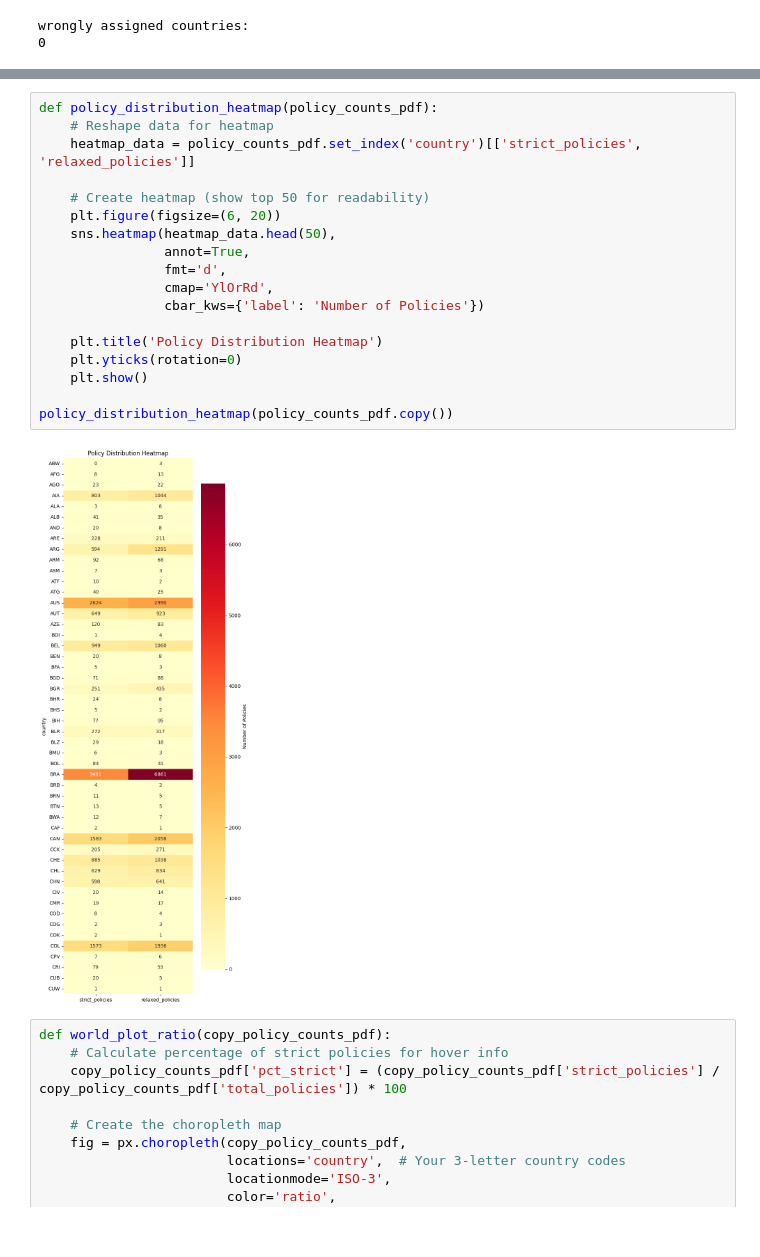
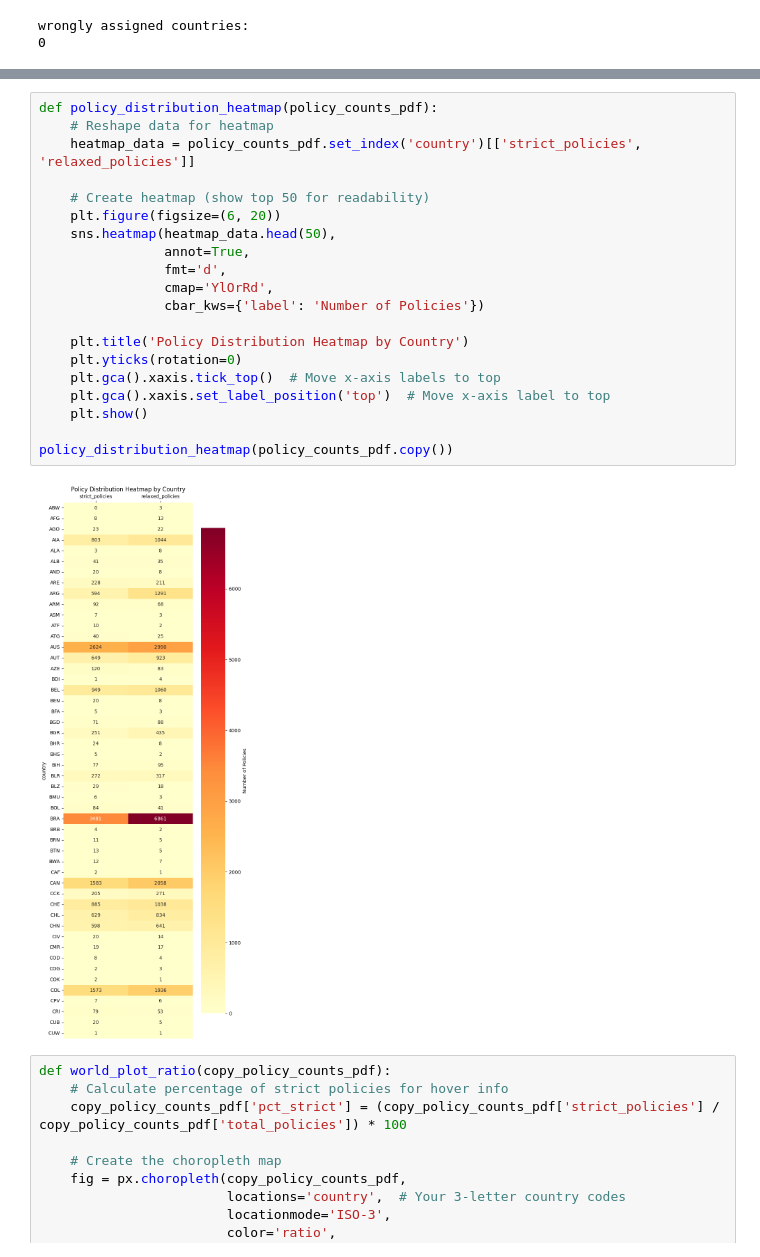
Before and after one commit to internettransparency/dmarc-cctld-research, a Jupyter notebook: notebooks/process-results.ipynb, the cells around one changed output, grey strips where cells are left out. Drawn from its saved outputs; the diff is of its cells as text.

```diff
--- a/notebooks/process-results.ipynb
+++ b/notebooks/process-results.ipynb
@@ -223,23 +205,25 @@ strict_relaxed_policy_correlation(policy_counts_pdf.copy(), threshold=1500)
 # %%
 def policy_distribution_heatmap(policy_counts_pdf):
     # Reshape data for heatmap
     heatmap_data = policy_counts_pdf.set_index('country')[['strict_policies', 'relaxed_policies']]
 
     # Create heatmap (show top 50 for readability)
     plt.figure(figsize=(6, 20))
     sns.heatmap(heatmap_data.head(50),
                 annot=True,
                 fmt='d',
                 cmap='YlOrRd',
                 cbar_kws={'label': 'Number of Policies'})
 
-    plt.title('Policy Distribution Heatmap')
+    plt.title('Policy Distribution Heatmap by Country')
     plt.yticks(rotation=0)
+    plt.gca().xaxis.tick_top()  # Move x-axis labels to top
+    plt.gca().xaxis.set_label_position('top')  # Move x-axis label to top
     plt.show()
 
 policy_distribution_heatmap(policy_counts_pdf.copy())
 # %% [output]
-[figure, old version]
+[figure, new version]
 # %%
 def world_plot_ratio(copy_policy_counts_pdf):
     # Calculate percentage of strict policies for hover info
```
Also changed, not shown: parts of 6 cells of this notebook.
